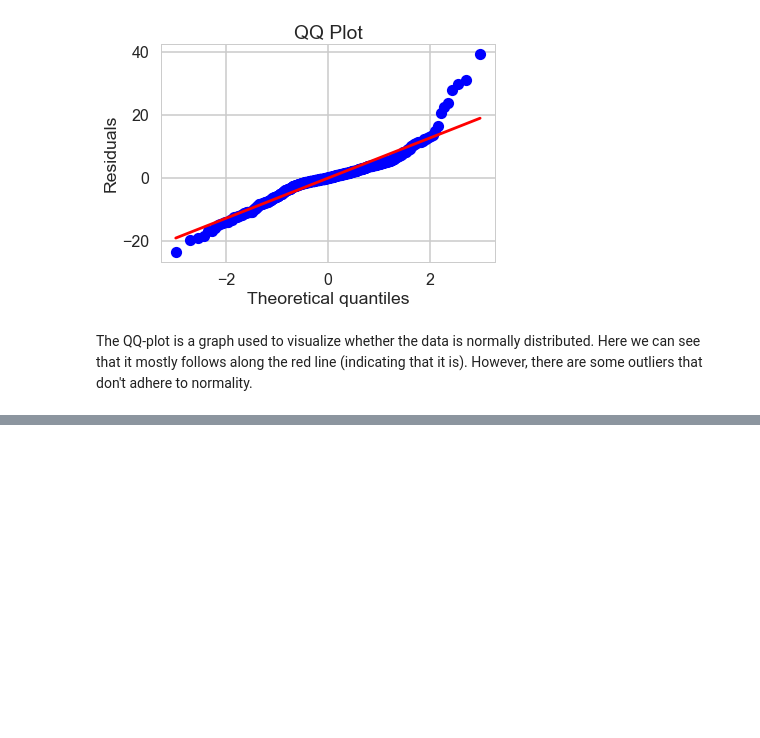
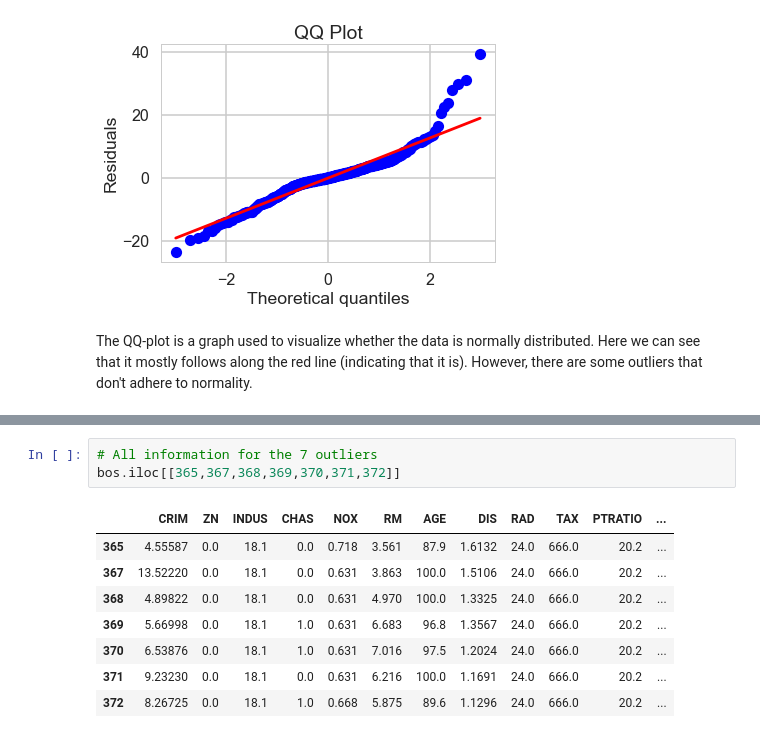
Before and after one commit to cisco3775/Linear-Regression-Using-Boston-Housing-Data-Set, a Jupyter notebook: Mini_Project_Linear_Regression.ipynb, the cells around one changed output, grey strips where cells are left out. Cells and saved outputs as stored; diff of their text form; blank space fills up the shorter version.

```diff
--- a/Mini_Project_Linear_Regression.ipynb
+++ b/Mini_Project_Linear_Regression.ipynb
@@ -842,0 +863,12 @@ The QQ-plot is a graph used to visualize whether the data is normally distribute
+# %%
+# All information for the 7 outliers
+bos.iloc[[365,367,368,369,370,371,372]]
+# %% [output]
+|  | CRIM | ZN | INDUS | CHAS | NOX | RM | AGE | DIS | RAD | TAX | PTRATIO | ... |
+| 365 | 4.55587 | 0.0 | 18.1 | 0.0 | 0.718 | 3.561 | 87.9 | 1.6132 | 24.0 | 666.0 | 20.2 | ... |
+| 367 | 13.52220 | 0.0 | 18.1 | 0.0 | 0.631 | 3.863 | 100.0 | 1.5106 | 24.0 | 666.0 | 20.2 | ... |
+| 368 | 4.89822 | 0.0 | 18.1 | 0.0 | 0.631 | 4.970 | 100.0 | 1.3325 | 24.0 | 666.0 | 20.2 | ... |
+| 369 | 5.66998 | 0.0 | 18.1 | 1.0 | 0.631 | 6.683 | 96.8 | 1.3567 | 24.0 | 666.0 | 20.2 | ... |
+| 370 | 6.53876 | 0.0 | 18.1 | 1.0 | 0.631 | 7.016 | 97.5 | 1.2024 | 24.0 | 666.0 | 20.2 | ... |
+| 371 | 9.23230 | 0.0 | 18.1 | 0.0 | 0.631 | 6.216 | 100.0 | 1.1691 | 24.0 | 666.0 | 20.2 | ... |
+| 372 | 8.26725 | 0.0 | 18.1 | 1.0 | 0.668 | 5.875 | 89.6 | 1.1296 | 24.0 | 666.0 | 20.2 | ... |
```
Also changed, not shown: parts of 14 cells of this notebook.
